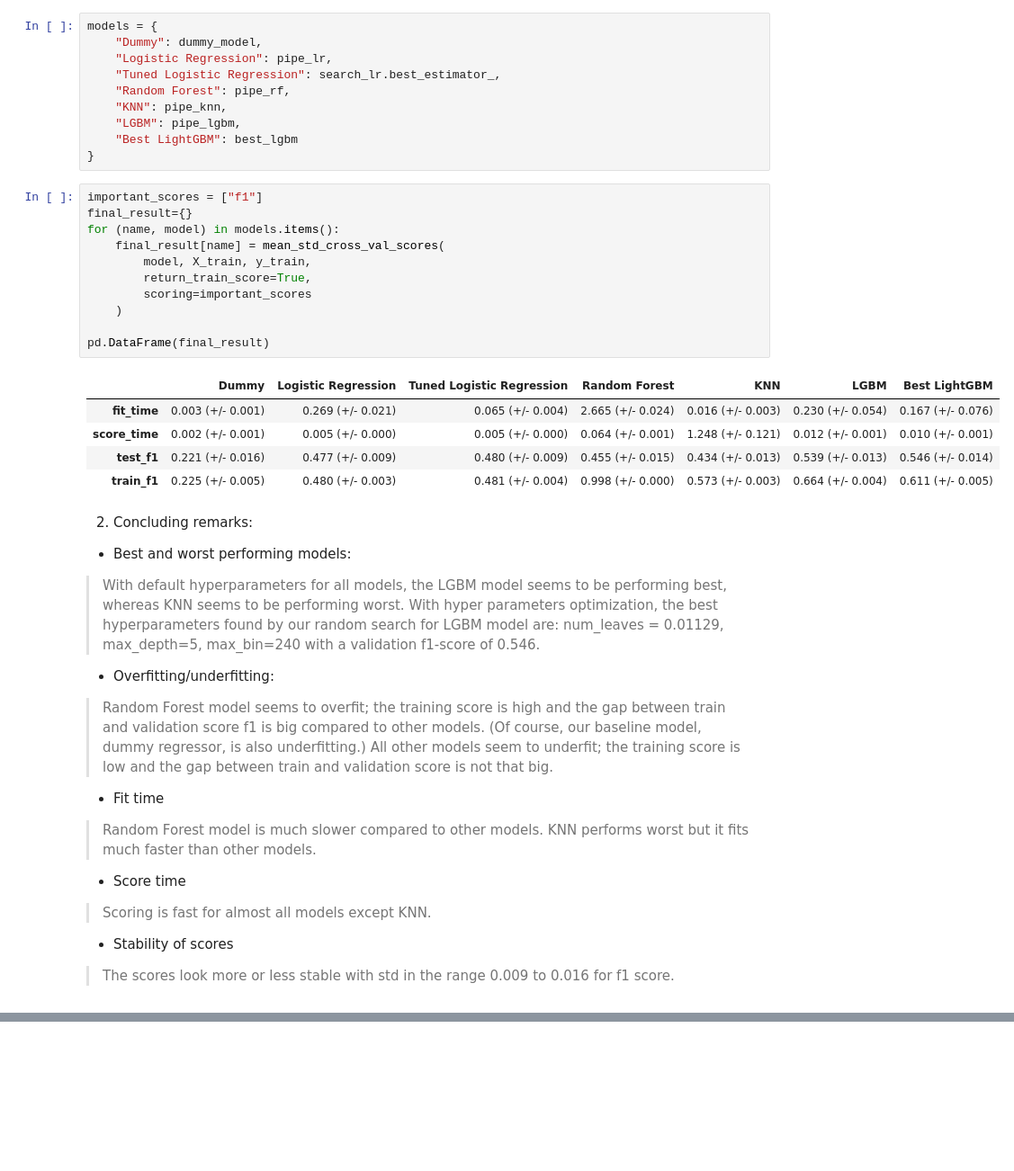
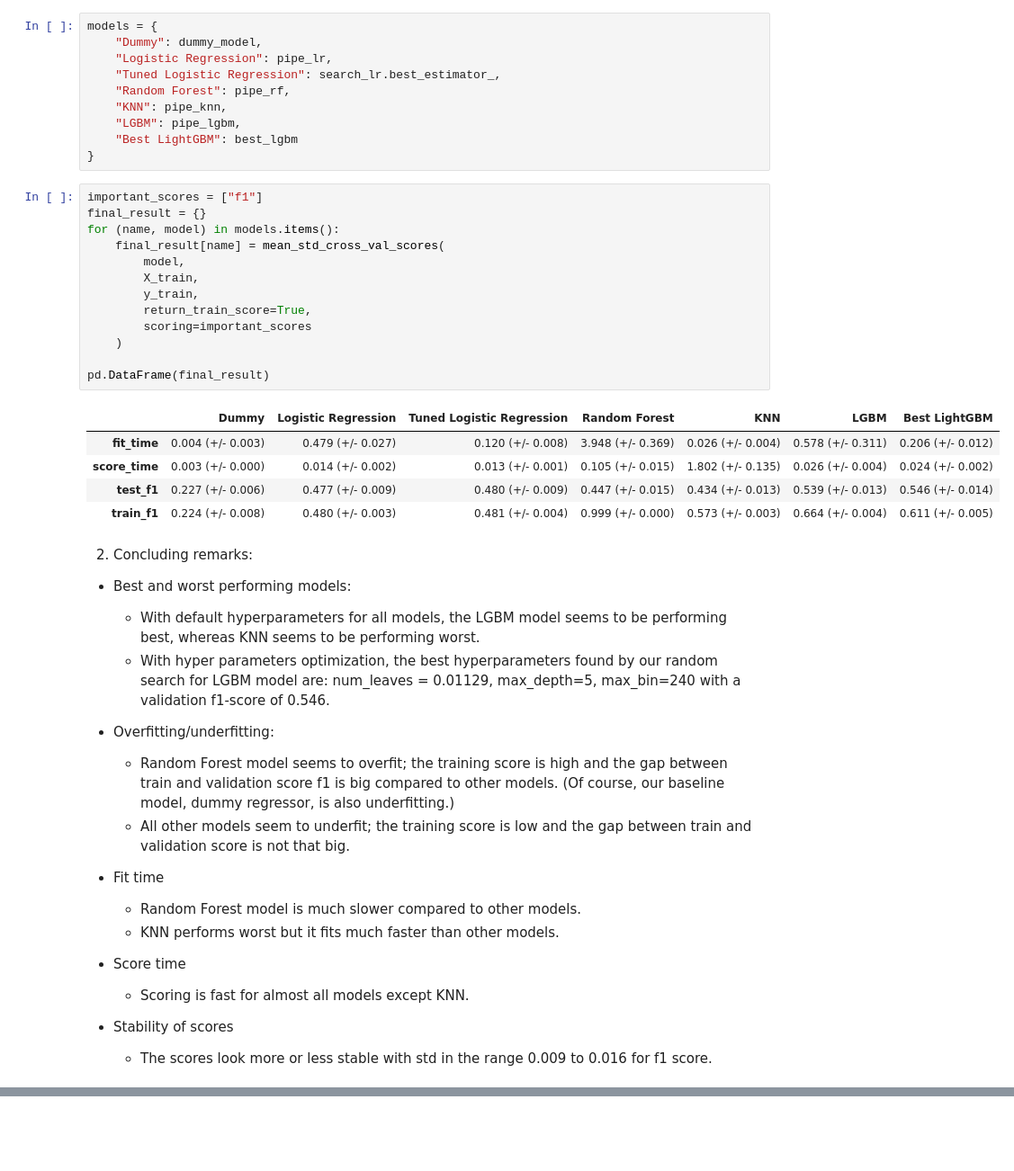
Before and after one commit to nobbynguyen/573Lab4_Classification_Group-GSN, a Jupyter notebook: lab4.ipynb, the cells around one changed output, grey strips where cells are left out. Shown at 90% size. Drawn from its saved outputs; the diff is of its cells as text; blank space fills up the shorter version.

```diff
--- a/lab4.ipynb
+++ b/lab4.ipynb
@@ -894,38 +940,40 @@ models = {
 }
 # %%
 important_scores = ["f1"]
-final_result={}
+final_result = {}
 for (name, model) in models.items():
     final_result[name] = mean_std_cross_val_scores(
-        model, X_train, y_train,
+        model,
+        X_train,
+        y_train,
         return_train_score=True,
         scoring=important_scores
     )
 
 pd.DataFrame(final_result)
 # %% [output]
 |  | Dummy | Logistic Regression | Tuned Logistic Regression | Random Forest | KNN | LGBM | Best LightGBM |
-| fit_time | 0.003 (+/- 0.001) | 0.269 (+/- 0.021) | 0.065 (+/- 0.004) | 2.665 (+/- 0.024) | 0.016 (+/- 0.003) | 0.230 (+/- 0.054) | 0.167 (+/- 0.076) |
-| score_time | 0.002 (+/- 0.001) | 0.005 (+/- 0.000) | 0.005 (+/- 0.000) | 0.064 (+/- 0.001) | 1.248 (+/- 0.121) | 0.012 (+/- 0.001) | 0.010 (+/- 0.001) |
-| test_f1 | 0.221 (+/- 0.016) | 0.477 (+/- 0.009) | 0.480 (+/- 0.009) | 0.455 (+/- 0.015) | 0.434 (+/- 0.013) | 0.539 (+/- 0.013) | 0.546 (+/- 0.014) |
-| train_f1 | 0.225 (+/- 0.005) | 0.480 (+/- 0.003) | 0.481 (+/- 0.004) | 0.998 (+/- 0.000) | 0.573 (+/- 0.003) | 0.664 (+/- 0.004) | 0.611 (+/- 0.005) |
+| fit_time | 0.004 (+/- 0.003) | 0.479 (+/- 0.027) | 0.120 (+/- 0.008) | 3.948 (+/- 0.369) | 0.026 (+/- 0.004) | 0.578 (+/- 0.311) | 0.206 (+/- 0.012) |
+| score_time | 0.003 (+/- 0.000) | 0.014 (+/- 0.002) | 0.013 (+/- 0.001) | 0.105 (+/- 0.015) | 1.802 (+/- 0.135) | 0.026 (+/- 0.004) | 0.024 (+/- 0.002) |
+| test_f1 | 0.227 (+/- 0.006) | 0.477 (+/- 0.009) | 0.480 (+/- 0.009) | 0.447 (+/- 0.015) | 0.434 (+/- 0.013) | 0.539 (+/- 0.013) | 0.546 (+/- 0.014) |
+| train_f1 | 0.224 (+/- 0.008) | 0.480 (+/- 0.003) | 0.481 (+/- 0.004) | 0.999 (+/- 0.000) | 0.573 (+/- 0.003) | 0.664 (+/- 0.004) | 0.611 (+/- 0.005) |
 # %% [markdown]
 2. Concluding remarks:
 - Best and worst performing models:
-> With default hyperparameters for all models, the LGBM model seems to be performing best, whereas KNN seems to be performing worst.
-> With hyper parameters optimization, the best hyperparameters found by our random search for LGBM model are: num_leaves = 0.01129, max_depth=5, max_bin=240 with a validation f1-score of 0.546.
+    - With default hyperparameters for all models, the LGBM model seems to be performing best, whereas KNN seems to be performing worst.
+    - With hyper parameters optimization, the best hyperparameters found by our random search for LGBM model are: num_leaves = 0.01129, max_depth=5, max_bin=240 with a validation f1-score of 0.546.
 
 - Overfitting/underfitting:
-> Random Forest model seems to overfit; the training score is high and the gap between train and validation score f1 is big compared to other models. (Of course, our baseline model, dummy regressor, is also underfitting.)
-> All other models seem to underfit; the training score is low and the gap between train and validation score is not that big.
+    - Random Forest model seems to overfit; the training score is high and the gap between train and validation score f1 is big compared to other models. (Of course, our baseline model, dummy regressor, is also underfitting.)
+    - All other models seem to underfit; the training score is low and the gap between train and validation score is not that big.
 
 - Fit time
-> Random Forest model is much slower compared to other models.
-> KNN performs worst but it fits much faster than other models.
+    - Random Forest model is much slower compared to other models.
+    - KNN performs worst but it fits much faster than other models.
 
 - Score time
->Scoring is fast for almost all models except KNN.
+    - Scoring is fast for almost all models except KNN.
 
 - Stability of scores
->The scores look more or less stable with std in the range 0.009 to 0.016 for f1 score.
+    - The scores look more or less stable with std in the range 0.009 to 0.016 for f1 score.
 # %% [markdown]
```
Also changed, not shown: parts of 22 cells of this notebook.
